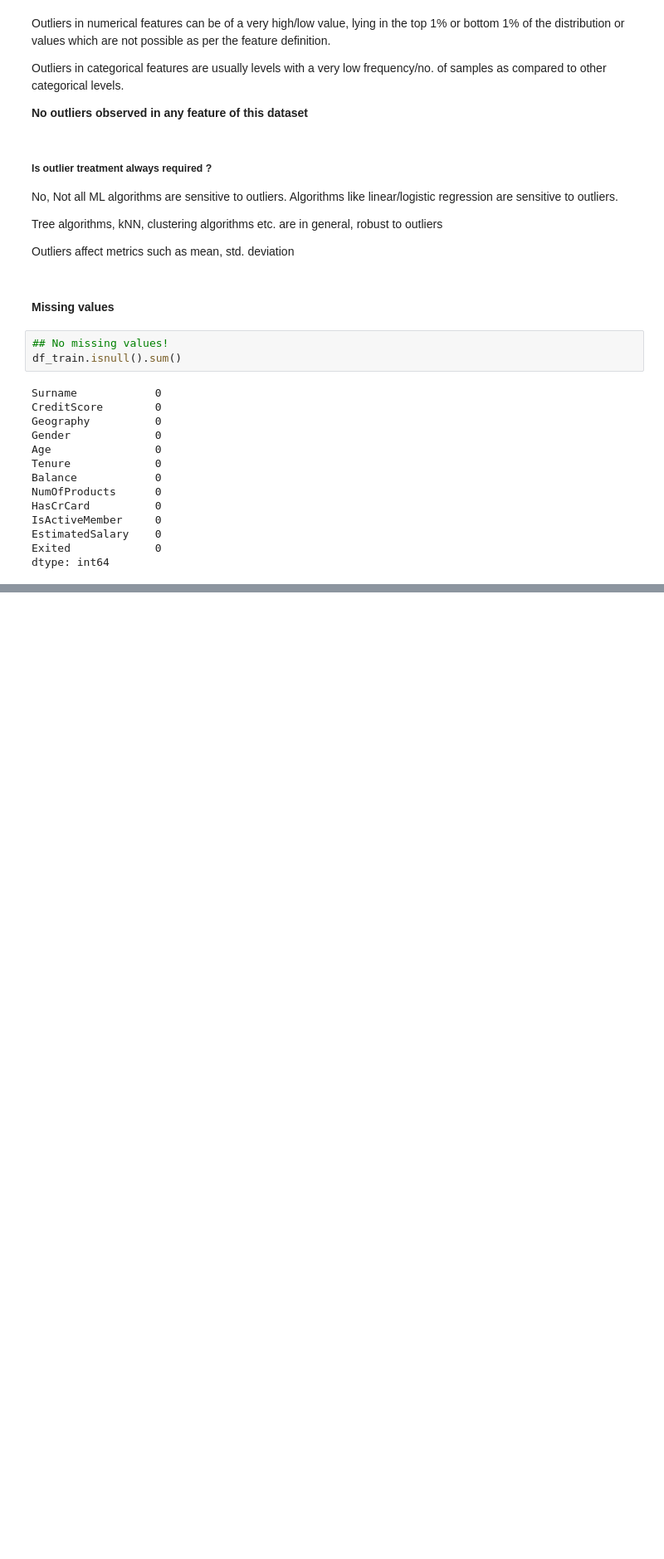
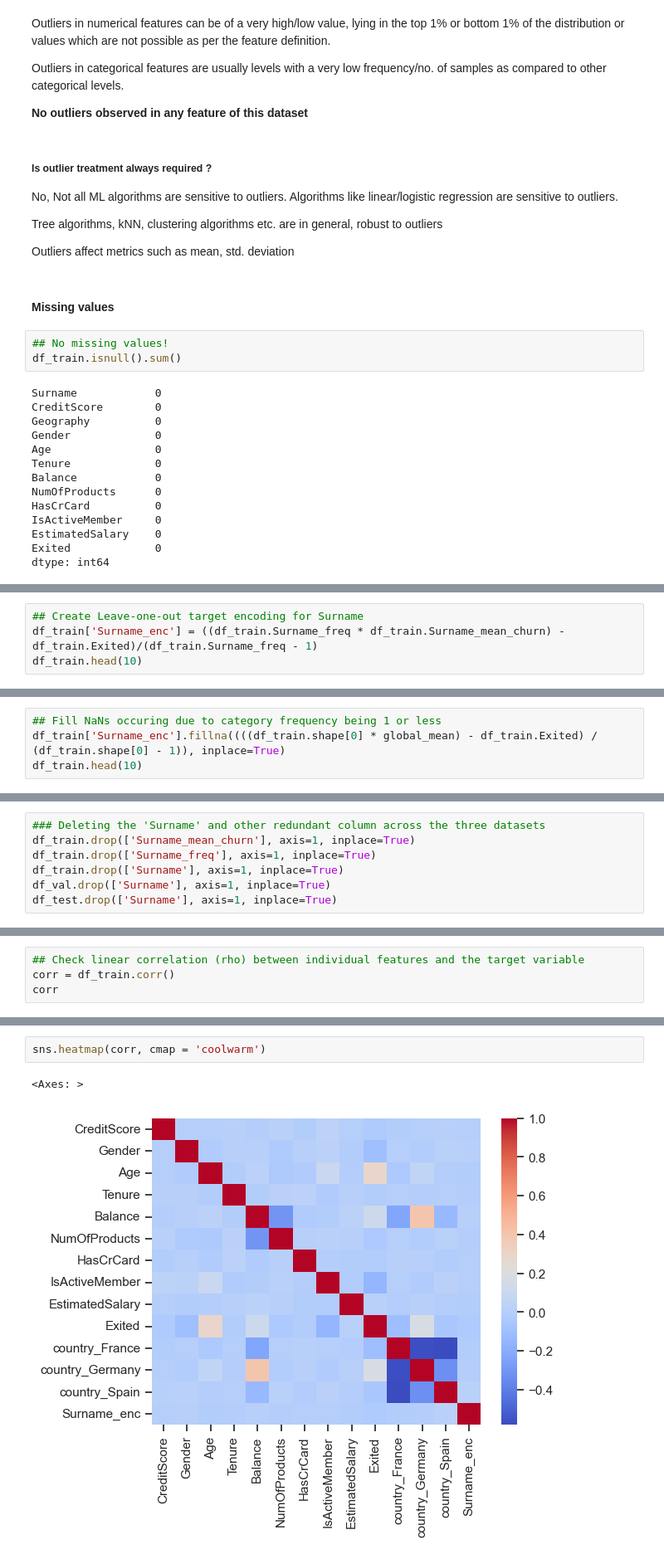
Before and after one commit to Pradipwasre/MLOps--Customer-churn-Analysis-using-Ensemble-Techniques, a Jupyter notebook: Notebook.ipynb, the cells around one changed output, grey strips where cells are left out. Shown at 83% size. Saved outputs shown, nothing was run; the diff lists cells and outputs as text; blank space fills up the shorter version.

```diff
--- a/Notebook.ipynb
+++ b/Notebook.ipynb
@@ -283,0 +641,4 @@ dtype: int64
+# %%
+## Create Leave-one-out target encoding for Surname
+df_train['Surname_enc'] = ((df_train.Surname_freq * df_train.Surname_mean_churn) - df_train.Exited)/(df_train.Surname_freq - 1)
+df_train.head(10)
@@ -283,0 +657,4 @@ dtype: int64
+# %%
+## Fill NaNs occuring due to category frequency being 1 or less
+df_train['Surname_enc'].fillna((((df_train.shape[0] * global_mean) - df_train.Exited) / (df_train.shape[0] - 1)), inplace=True)
+df_train.head(10)
@@ -283,0 +690,7 @@ dtype: int64
+# %%
+### Deleting the 'Surname' and other redundant column across the three datasets
+df_train.drop(['Surname_mean_churn'], axis=1, inplace=True)
+df_train.drop(['Surname_freq'], axis=1, inplace=True)
+df_train.drop(['Surname'], axis=1, inplace=True)
+df_val.drop(['Surname'], axis=1, inplace=True)
+df_test.drop(['Surname'], axis=1, inplace=True)
@@ -283,0 +730,4 @@ dtype: int64
+# %%
+## Check linear correlation (rho) between individual features and the target variable
+corr = df_train.corr()
+corr
@@ -283,0 +750,5 @@ dtype: int64
+# %%
+sns.heatmap(corr, cmap = 'coolwarm')
+# %% [output]
+<Axes: >
+[figure, added]
```
Also changed, not shown: parts of 98 cells of this notebook.
